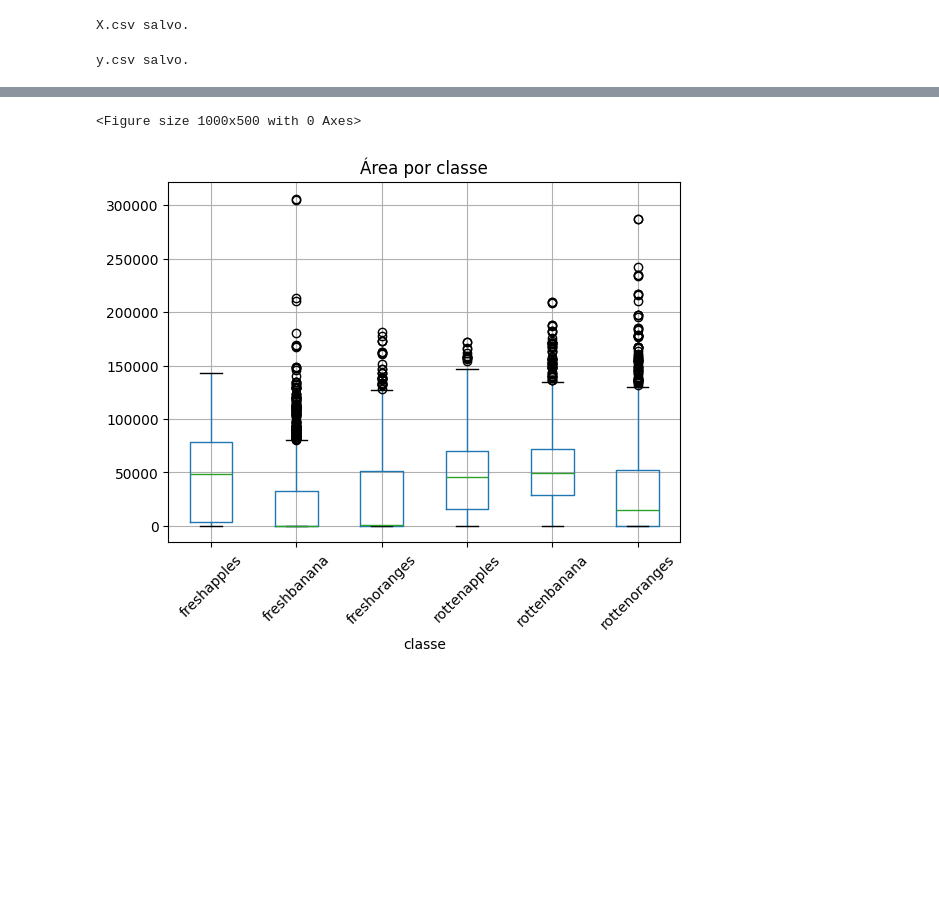
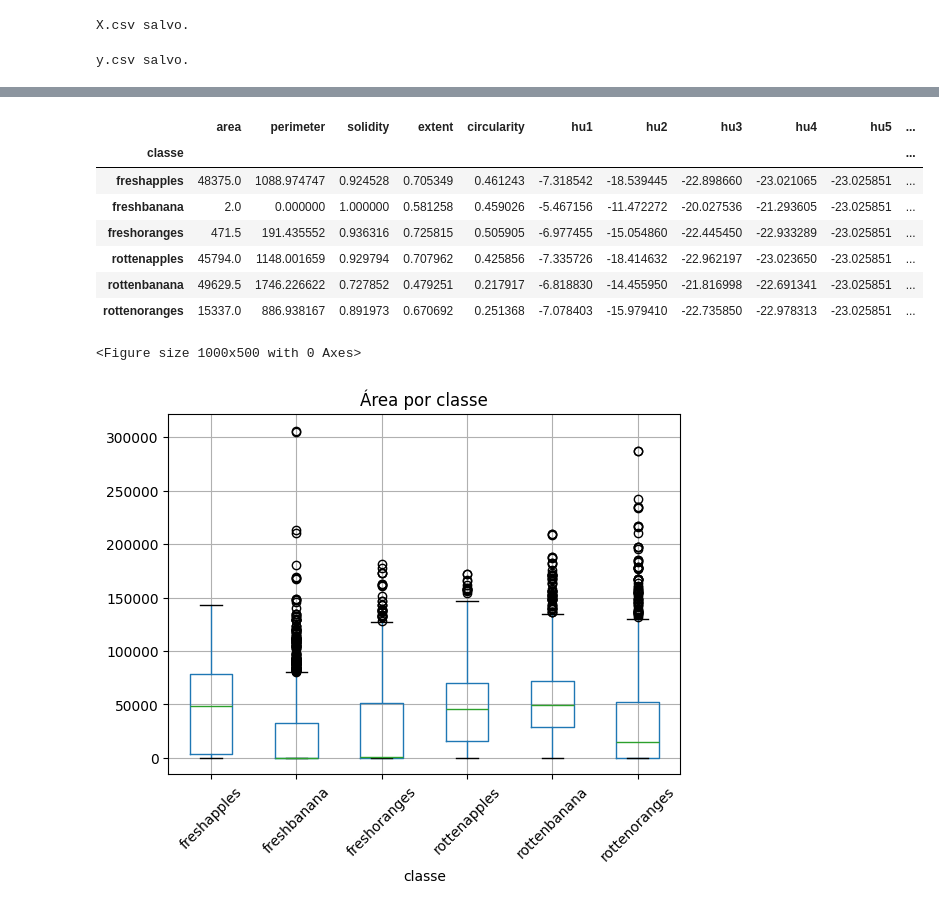
Before and after one commit to lauramoskk/sistema-inspecao-visual-automatica, a Jupyter notebook: notebooks/02_features.ipynb, the cells around one changed output, grey strips where cells are left out. Saved outputs shown, nothing was run; the diff lists cells and outputs as text; code cells hidden in the pictures; blank space fills up the shorter version.

```diff
--- a/notebooks/02_features.ipynb
+++ b/notebooks/02_features.ipynb
@@ -406,6 +406,19 @@ temp.groupby("classe").mean()
 | rottenapples | 46103.493595 | 1154.028705 | 0.858728 | 0.669177 | 1.480922e+10 | -7.653694 | -17.245929 | -21.850277 | -21.985631 | -22.840442 | ... |
 | rottenbanana | 52602.816097 | 1887.762167 | 0.725729 | 0.504901 | 1.260027e+10 | -6.605058 | -14.105062 | -21.164773 | -21.914751 | -22.889293 | ... |
 | rottenoranges | 32843.552978 | 1090.111705 | 0.778107 | 0.624148 | 3.435071e+10 | -7.320861 | -14.037414 | -19.952948 | -20.168150 | -22.505043 | ... |
+# %%
+# Medianas por classe
+medianas = temp.groupby("classe").median(numeric_only=True)
+display(medianas)
+# %% [output]
+|  | area | perimeter | solidity | extent | circularity | hu1 | hu2 | hu3 | hu4 | hu5 | ... |
+| classe |  |  |  |  |  |  |  |  |  |  | ... |
+| freshapples | 48375.0 | 1088.974747 | 0.924528 | 0.705349 | 0.461243 | -7.318542 | -18.539445 | -22.898660 | -23.021065 | -23.025851 | ... |
+| freshbanana | 2.0 | 0.000000 | 1.000000 | 0.581258 | 0.459026 | -5.467156 | -11.472272 | -20.027536 | -21.293605 | -23.025851 | ... |
+| freshoranges | 471.5 | 191.435552 | 0.936316 | 0.725815 | 0.505905 | -6.977455 | -15.054860 | -22.445450 | -22.933289 | -23.025851 | ... |
+| rottenapples | 45794.0 | 1148.001659 | 0.929794 | 0.707962 | 0.425856 | -7.335726 | -18.414632 | -22.962197 | -23.023650 | -23.025851 | ... |
+| rottenbanana | 49629.5 | 1746.226622 | 0.727852 | 0.479251 | 0.217917 | -6.818830 | -14.455950 | -21.816998 | -22.691341 | -23.025851 | ... |
+| rottenoranges | 15337.0 | 886.938167 | 0.891973 | 0.670692 | 0.251368 | -7.078403 | -15.979410 | -22.735850 | -22.978313 | -23.025851 | ... |
 # %%
 # Boxplot da feature "area" por classe
 # Permite visualizar a distribuição da feature "area" para cada classe do dataset, facilitando a análise
```
Also changed, not shown: parts of 3 cells of this notebook, 2 other files.
